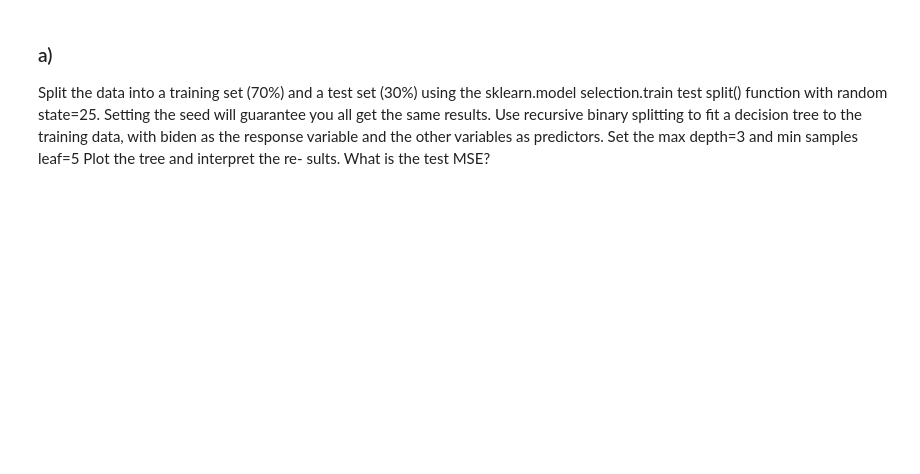
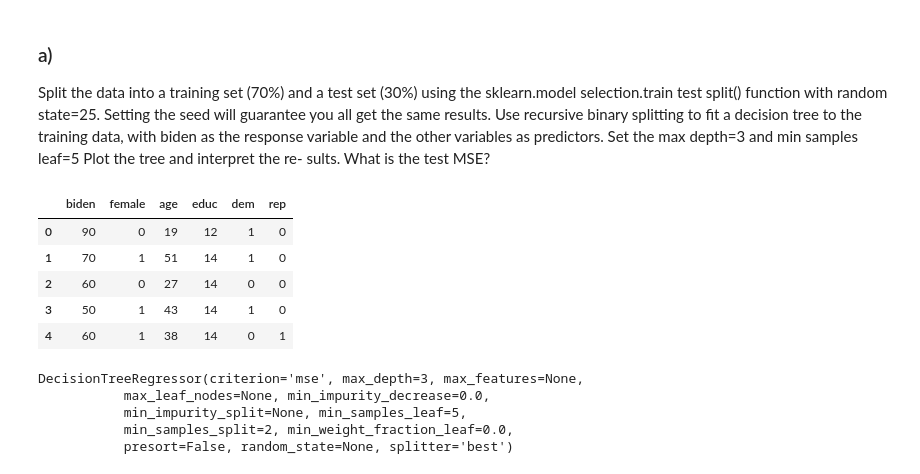
Before and after one commit to JoshLaven/persp-model-econ_w20, a Jupyter notebook: ProblemSets/PS8/LavenPS8.ipynb, the cells around one changed output. Saved outputs shown, nothing was run; the diff lists cells and outputs as text; code cells hidden in the pictures; blank space fills up the shorter version.

```diff
--- a/ProblemSets/PS8/LavenPS8.ipynb
+++ b/ProblemSets/PS8/LavenPS8.ipynb
@@ -12,0 +31,11 @@ sults. What is the test MSE?
+# %%
+biden_data = pd.read_csv('Biden.csv')
+# %%
+biden_data.head()
+# %% [output]
+|  | biden | female | age | educ | dem | rep |
+| 0 | 90 | 0 | 19 | 12 | 1 | 0 |
+| 1 | 70 | 1 | 51 | 14 | 1 | 0 |
+| 2 | 60 | 0 | 27 | 14 | 0 | 0 |
+| 3 | 50 | 1 | 43 | 14 | 1 | 0 |
+| 4 | 60 | 1 | 38 | 14 | 0 | 1 |
@@ -12,0 +47,9 @@ sults. What is the test MSE?
+# %%
+biden_tree = DecisionTreeRegressor(max_depth=3, min_samples_leaf=5)
+biden_tree.fit(X_train, y_train)
+# %% [output]
+DecisionTreeRegressor(criterion='mse', max_depth=3, max_features=None,
+           max_leaf_nodes=None, min_impurity_decrease=0.0,
+           min_impurity_split=None, min_samples_leaf=5,
+           min_samples_split=2, min_weight_fraction_leaf=0.0,
+           presort=False, random_state=None, splitter='best')
```
Also changed, not shown: parts of 16 cells of this notebook.
